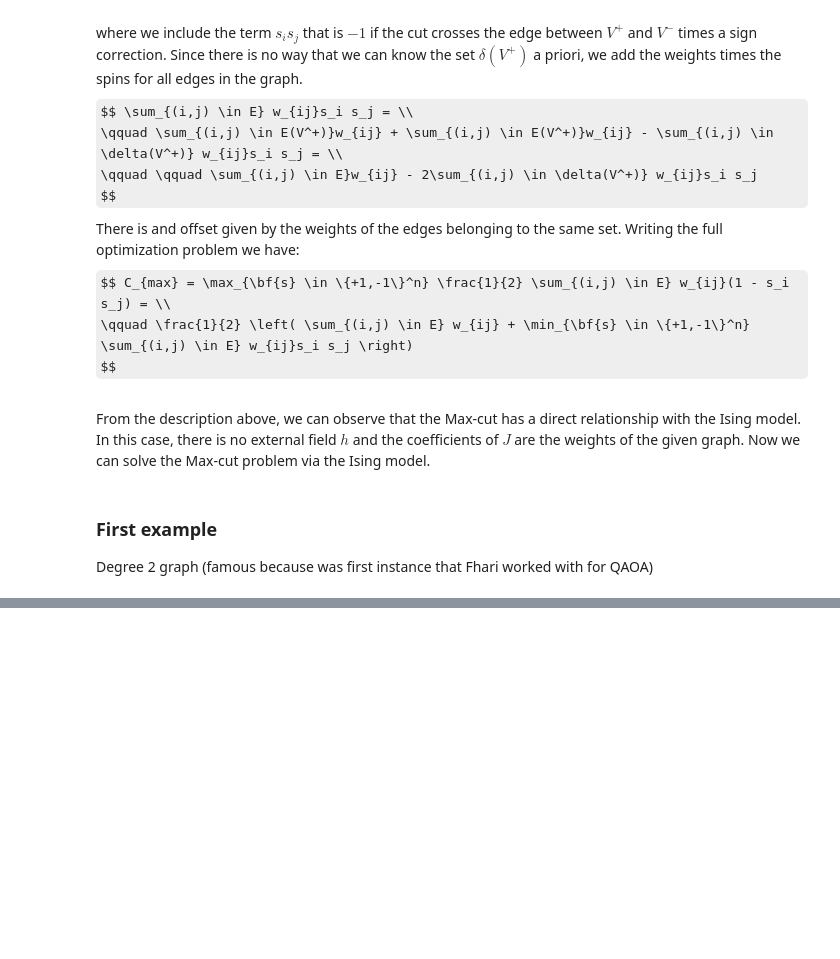
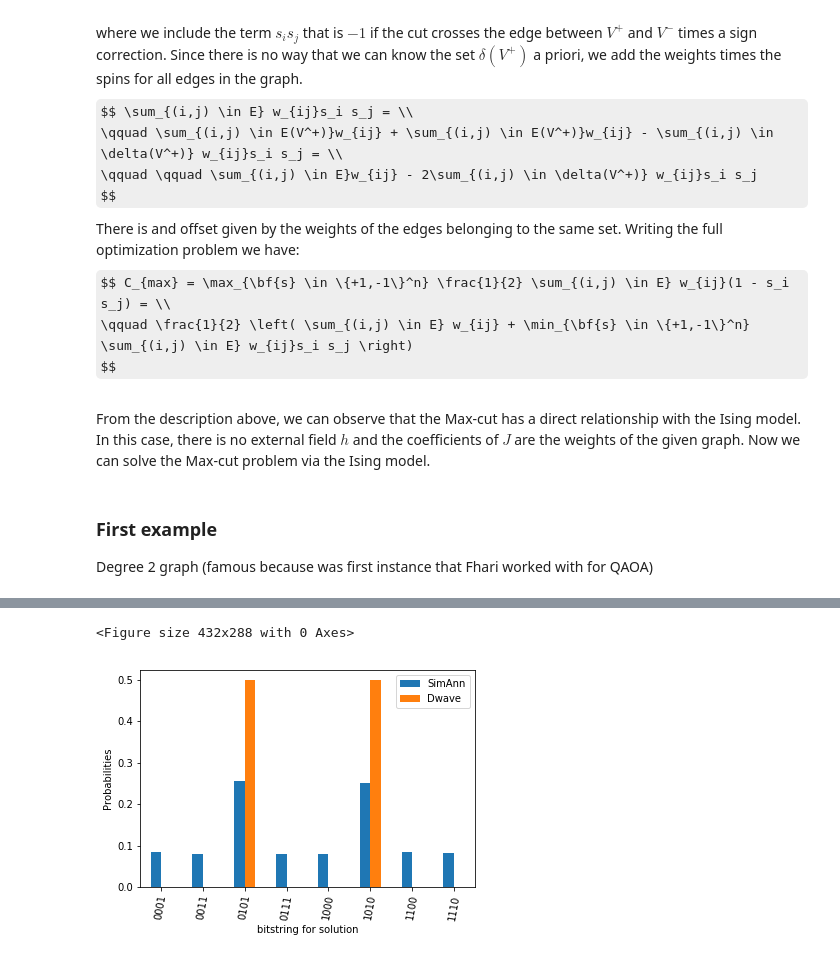
Before and after one commit to bernalde/11860_project_qaoa, a Jupyter notebook: qa_dwave.ipynb, the cells around one changed output, grey strips where cells are left out. Drawn from its saved outputs; the diff is of its cells as text; code cells hidden in the pictures; some formulas as TeX source; blank space fills up the shorter version.

```diff
--- a/qa_dwave.ipynb
+++ b/qa_dwave.ipynb
@@ -101,0 +180,5 @@ SampleSet(rec.array([([-1, -1, -1, -1],  4., 1), ([ 1, -1, -1, -1],  0., 1),
+# %%
+print("The total time it took 2048 runs of quantum annealing was "+str(time_dwave)+" seconds")
+time_dwave_detailed = results_dwave.info["timing"]
+for key, value in time_dwave_detailed.items():
+    print(str(key) + ' = ' + str(value/1000000) + " seconds")
@@ -101,0 +208,26 @@ SampleSet(rec.array([([-1, -1, -1, -1],  4., 1), ([ 1, -1, -1, -1],  0., 1),
+# %%
+samples_simann = [''.join(c for c in str(datum.sample.values()).strip(', ') if c.isdigit()) for datum in results_simann.data(['sample'],sorted_by=None)]
+samples_dwave = [''.join(c for c in str(datum.sample.values()).strip(', ') if c.isdigit()) for datum in results_dwave.data(['sample'],sorted_by=None)]
+
+counts_simann = Counter(samples_simann)
+total_simann = len(samples_simann)
+for key in counts_simann:
+    counts_simann[key] /= total_simann
+df1 = pd.DataFrame.from_dict(counts_simann, orient='index', columns=['SimAnn']).sort_index()
+
+counts_dwave = Counter(samples_dwave)
+total_dwave = len(samples_dwave)
+for key in counts_simann:
+    counts_dwave[key] /= total_dwave
+df2 = pd.DataFrame.from_dict(counts_dwave, orient='index', columns=['Dwave']).sort_index()
+df = pd.concat([df1,df2], axis=1)
+plt.figure()
+df.plot(kind='bar')
+
+plt.xticks(rotation=80)
+plt.xlabel('bitstring for solution')
+plt.ylabel('Probabilities')
+plt.show()
+# %% [output]
+<Figure size 432x288 with 0 Axes>
+[figure, added]
```
Also changed, not shown: parts of 33 cells of this notebook, 4 other files.
